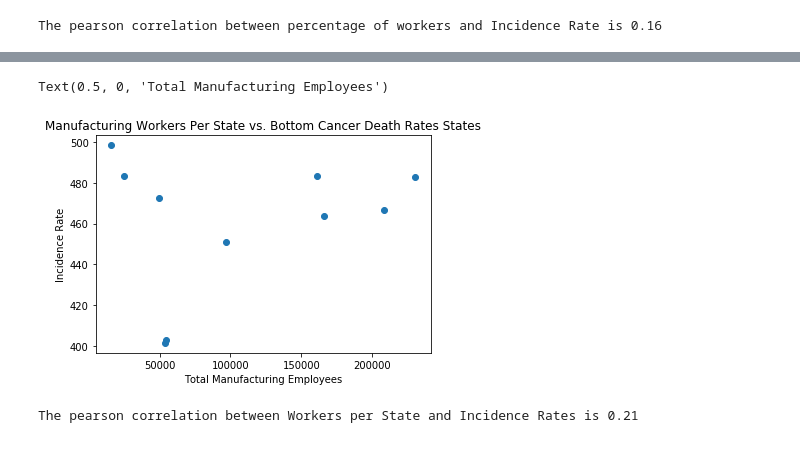
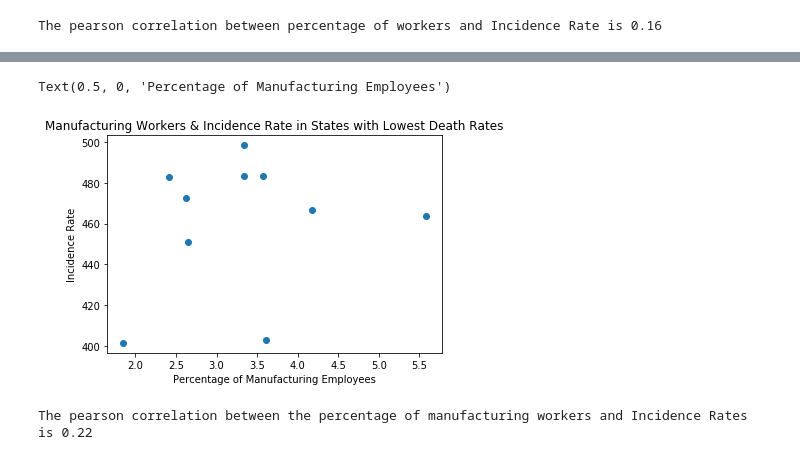
Before and after one commit to settinge/Cancer-and-Nonbiological-Variables, a Jupyter notebook: Merged_Data_and_Visualizations.ipynb, the cells around one changed output, grey strips where cells are left out. Drawn from its saved outputs; the diff is of its cells as text; code cells hidden in the pictures.

```diff
--- a/Merged_Data_and_Visualizations.ipynb
+++ b/Merged_Data_and_Visualizations.ipynb
@@ -357,5 +282,6 @@ low_can_death
 # %%
-bot_can_death = pd.merge(state_job_df,low_can_death, on ='State')
+#Merging low cancer death rates with job figures
+bot_can_death = pd.merge(job_lab_df,low_can_death, on ='State')
 bot_can_death = bot_can_death.sort_values("Cancer Death_per_hundred_cancer_patient", ascending=True)
-bot_can_death
+bot_can_death.head()
 # %% [output]
@@ -373,23 +294,23 @@ bot_can_death
 # %%
 #Making a plot for the number of manufacturing workers verse cancer deaths.
 plt.figure()
-plt.scatter(bot_can_death["Workers per State"],bot_can_death["Incidence Rate"])
+plt.scatter(bot_can_death["Manufacturing Percentage"],bot_can_death["Incidence Rate"])
 
-plt.title("Manufacturing Workers Per State vs. Bottom Cancer Death Rates States")
+plt.title("Manufacturing Workers & Incidence Rate in States with Lowest Death Rates")
 plt.ylabel("Incidence Rate")
-plt.xlabel("Total Manufacturing Employees")
+plt.xlabel("Percentage of Manufacturing Employees")
 # %% [output]
-Text(0.5, 0, 'Total Manufacturing Employees')
+Text(0.5, 0, 'Percentage of Manufacturing Employees')
-[figure, old version]
+[figure, new version]
 # %%
 #Calculating the pearson correlation between workers pers state and cancer death rates in the bottom 10 states.
 
-x_axis= bot_can_death["Workers per State"]
+x_axis= bot_can_death["Manufacturing Percentage"]
 y_axis= bot_can_death["Incidence Rate"]
 correlation = st.pearsonr(x_axis,y_axis)
-print(f"The pearson correlation between Workers per State and Incidence Rates is {round(correlation[0],2)}")
+print(f"The pearson correlation between the percentage of manufacturing workers and Incidence Rates is {round(correlation[0],2)}")
 # %% [output]
-The pearson correlation between Workers per State and Incidence Rates is 0.21
+The pearson correlation between the percentage of manufacturing workers and Incidence Rates is 0.22
 # %%
 dx2 = dx.tail(20)
 # %%
```
Also changed, not shown: parts of 43 cells of this notebook, 5 other files.
